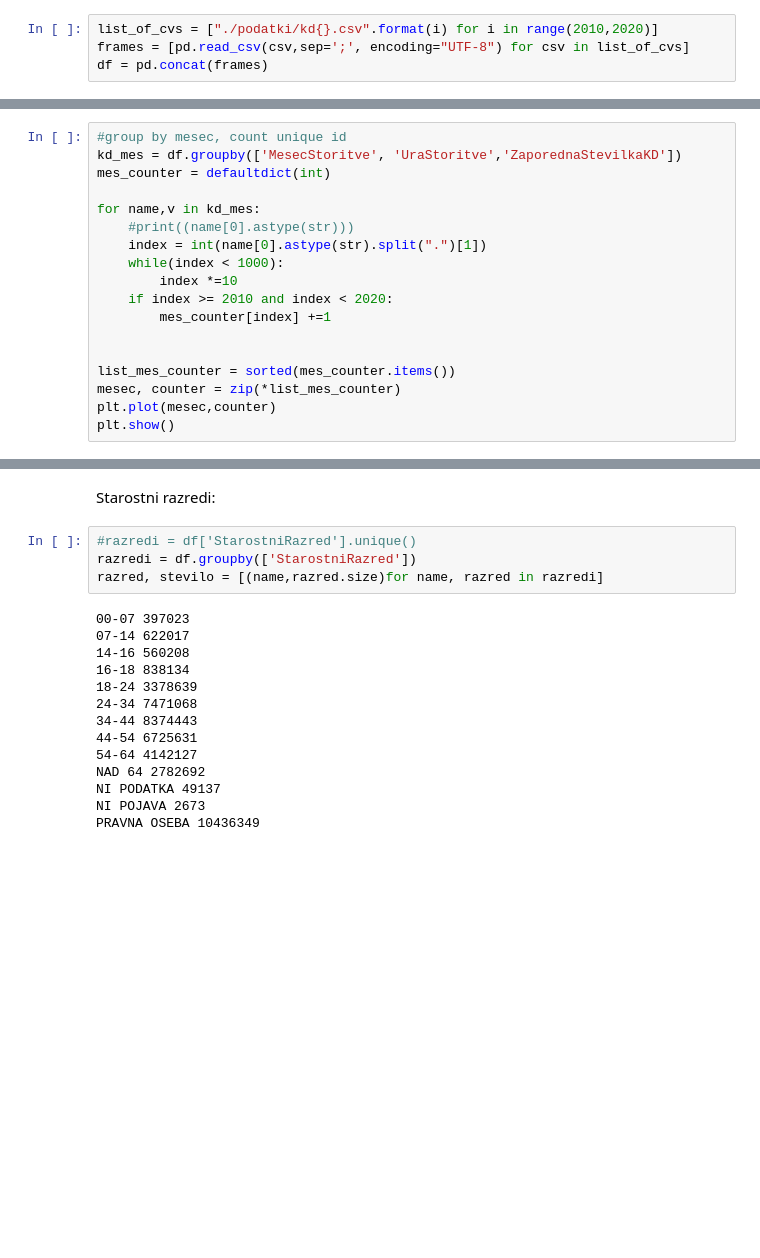
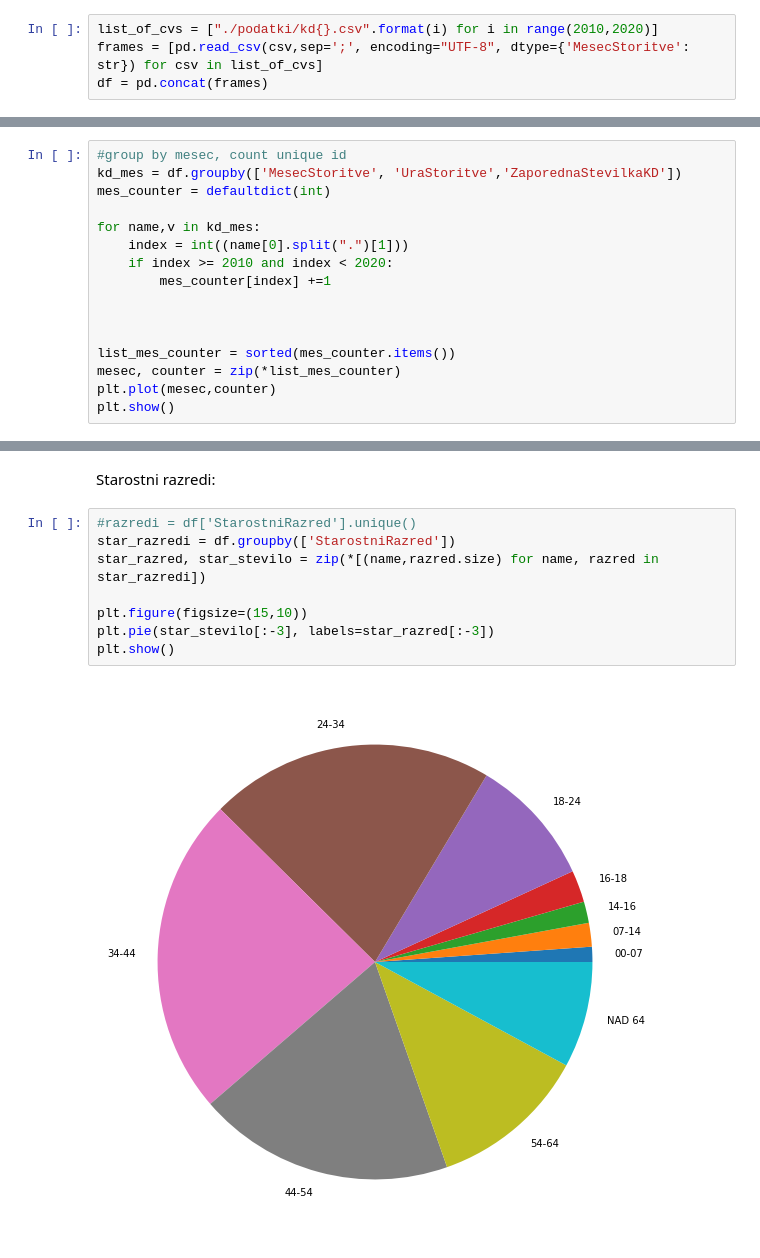
Before and after one commit to debluka/PR21LDMMKPZG, a Jupyter notebook: PR21LDMMKPZG.ipynb, the cells around one changed output, grey strips where cells are left out. Cells and saved outputs as stored; diff of their text form; blank space fills up the shorter version.

```diff
--- a/PR21LDMMKPZG.ipynb
+++ b/PR21LDMMKPZG.ipynb
@@ -7,7 +7,7 @@ import pandas as pd
 import numpy as np
 # %%
 list_of_cvs = ["./podatki/kd{}.csv".format(i) for i in range(2010,2020)]
-frames = [pd.read_csv(csv,sep=';', encoding="UTF-8") for csv in list_of_cvs]
+frames = [pd.read_csv(csv,sep=';', encoding="UTF-8", dtype={'MesecStoritve': str}) for csv in list_of_cvs]
 df = pd.concat(frames)
 # %% [markdown]
 Količina vpletenih v posamezna kazniva dejanja:
@@ -48,12 +48,10 @@ kd_mes = df.groupby(['MesecStoritve', 'UraStoritve','ZaporednaStevilkaKD'])
 mes_counter = defaultdict(int)
 
 for name,v in kd_mes:
-    #print((name[0].astype(str)))
-    index = int(name[0].astype(str).split(".")[1])
-    while(index < 1000):
-        index *=10
+    index = int((name[0].split(".")[1]))
     if index >= 2010 and index < 2020:
         mes_counter[index] +=1
+
 
 
 list_mes_counter = sorted(mes_counter.items())
@@ -66,19 +64,11 @@ plt.show()
 Starostni razredi:
 # %%
 #razredi = df['StarostniRazred'].unique()
-razredi = df.groupby(['StarostniRazred'])
-razred, stevilo = [(name,razred.size)for name, razred in razredi]
+star_razredi = df.groupby(['StarostniRazred'])
+star_razred, star_stevilo = zip(*[(name,razred.size) for name, razred in star_razredi])
+
+plt.figure(figsize=(15,10))
+plt.pie(star_stevilo[:-3], labels=star_razred[:-3])
+plt.show()
 # %% [output]
-00-07 397023
-07-14 622017
-14-16 560208
-16-18 838134
-18-24 3378639
-24-34 7471068
-34-44 8374443
-44-54 6725631
-54-64 4142127
-NAD 64 2782692
-NI PODATKA 49137
-NI POJAVA 2673
-PRAVNA OSEBA 10436349
+[figure, added]
```
